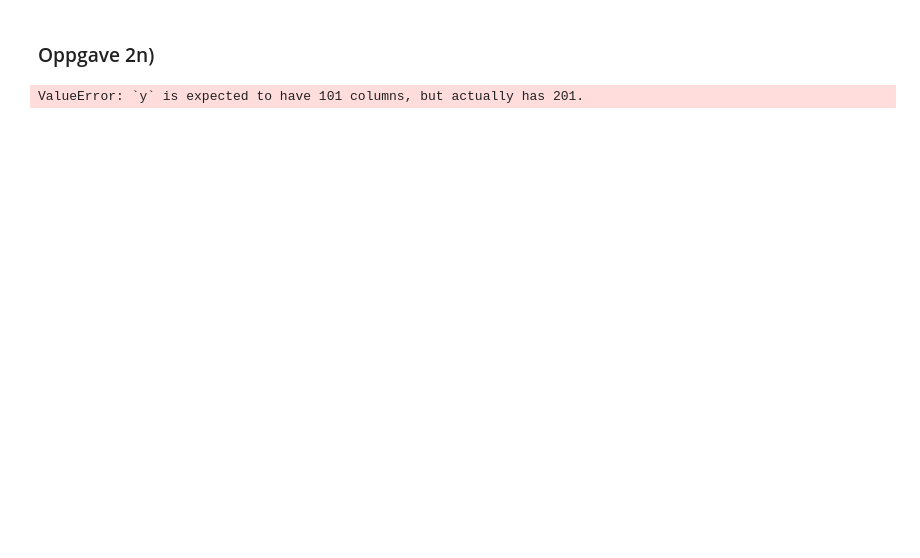
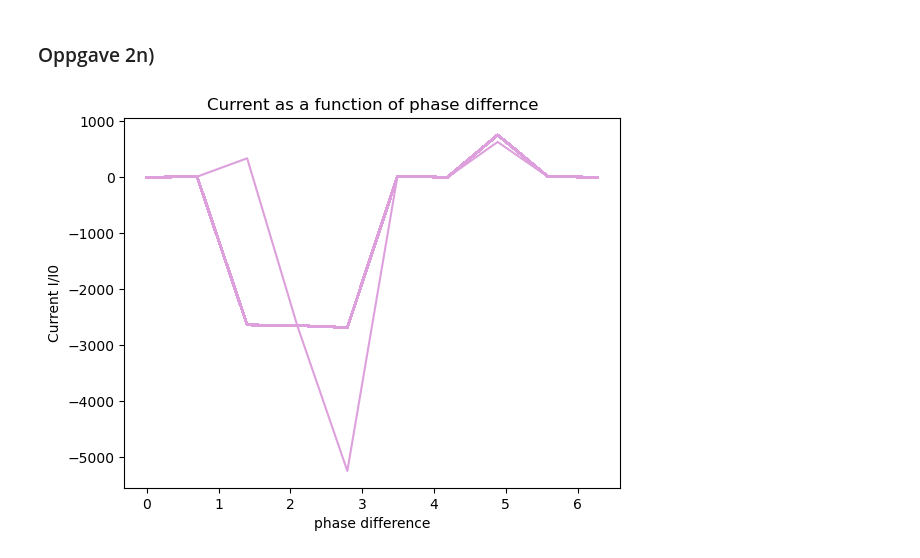
Before and after one commit to cfure3-svg/prosjekt3, a Jupyter notebook: prosjekt3_1504.ipynb, the cells around one changed output. Saved outputs shown, nothing was run; the diff lists cells and outputs as text; code cells hidden in the pictures; blank space fills up the shorter version.

```diff
--- a/prosjekt3_1504.ipynb
+++ b/prosjekt3_1504.ipynb
@@ -875,41 +834,35 @@ epsilon = np.linspace(0, 2, 101)
 phi_R = 0
 
 l = 1
 
 current = []
 
 total = len(phase_differences) * len(epsilon)
 
 with tqdm(total=total) as pbar:
     for phi_L in phase_differences:
         list_current_intergrand = []
 
         sol_prev = None
 
+        y_init = y
+
         for eval in epsilon:
 
-            if sol_prev is None:
-                sol = solve_bvp(function_to_solve, bc_superleder, x, y)
-            else:
-                sol = solve_bvp(function_to_solve, bc_superleder, x, sol_prev.y)
+            solution, current_list = calculate_intergrand(y_init)
 
-            sol_prev = sol
-
-            solution = sol.sol(x)
-
-            current_list = calculate_intergrand_from_solution(solution)
+            y_init = solution
 
             list_current_intergrand.append(current_list)
-            pbar.update(1)
             pbar.update(1)
 
         integral = scipy.integrate.simpson(list_current_intergrand, x)
         current.append(- integral)
 
 plt.plot(phase_differences,current, color = "plum")
 plt.title("Current as a function of phase differnce")
 plt.xlabel("phase difference")
 plt.ylabel("Current I/I0")
 plt.show()
 # %% [output]
-ValueError: `y` is expected to have 101 columns, but actually has 201.
+[figure, added]
```
Also changed, not shown: parts of 4 cells of this notebook.
